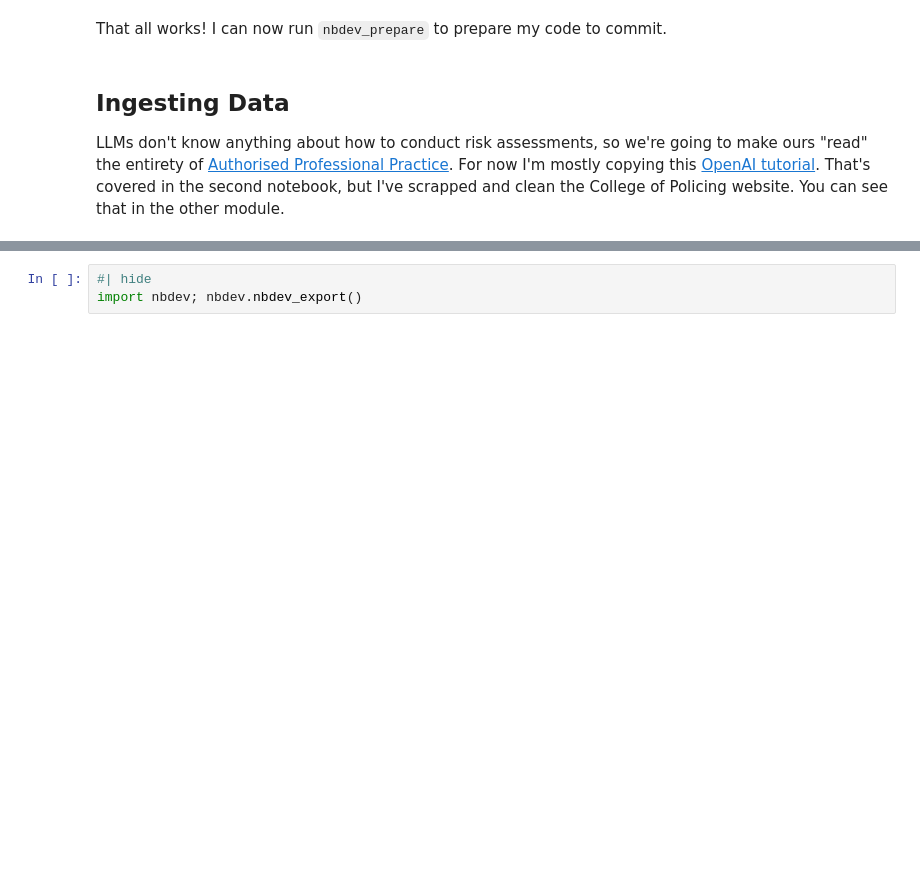
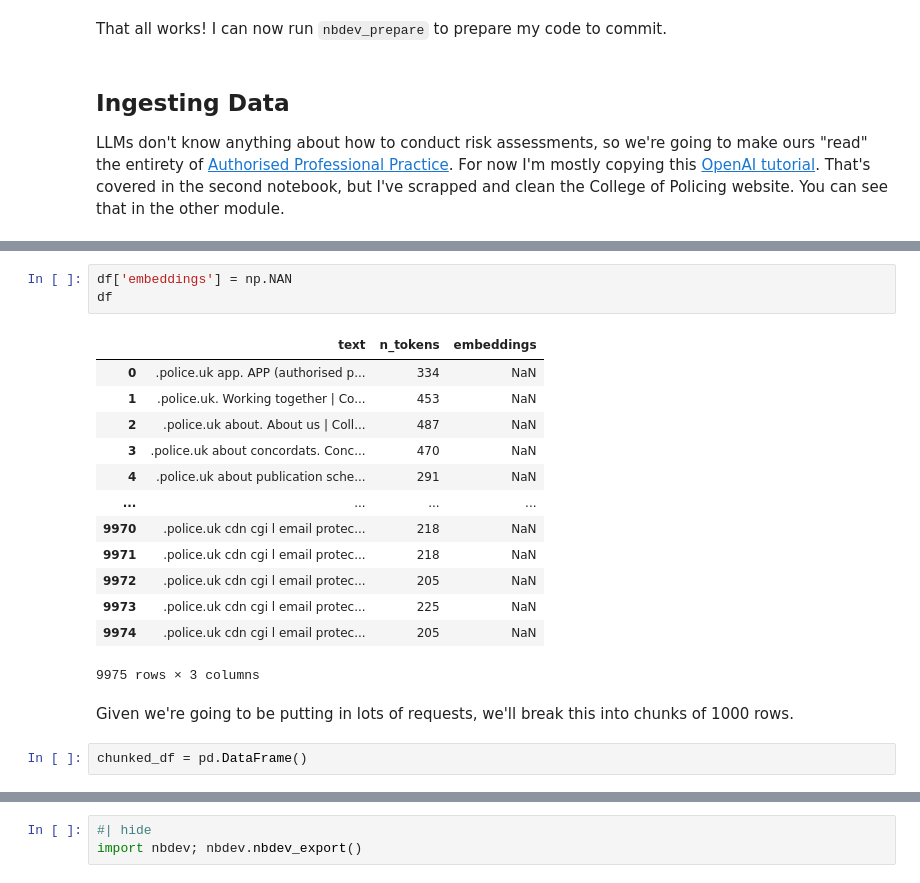
Before and after one commit to AndreasThinks/police-risk-open-ai, a Jupyter notebook: nbs/00_llm.ipynb, the cells around one changed output, grey strips where cells are left out. Saved outputs shown, nothing was run; the diff lists cells and outputs as text; blank space fills up the shorter version.

```diff
--- a/nbs/00_llm.ipynb
+++ b/nbs/00_llm.ipynb
@@ -76,0 +224,21 @@ LLMs don't know anything about how to conduct risk assessments, so we're going t
+# %%
+df['embeddings'] = np.NAN
+df
+# %% [output]
+|  | text | n_tokens | embeddings |
+| 0 | .police.uk app. APP (authorised p... | 334 | NaN |
+| 1 | .police.uk. Working together | Co... | 453 | NaN |
+| 2 | .police.uk about. About us | Coll... | 487 | NaN |
+| 3 | .police.uk about concordats. Conc... | 470 | NaN |
+| 4 | .police.uk about publication sche... | 291 | NaN |
+| ... | ... | ... | ... |
+| 9970 | .police.uk cdn cgi l email protec... | 218 | NaN |
+| 9971 | .police.uk cdn cgi l email protec... | 218 | NaN |
+| 9972 | .police.uk cdn cgi l email protec... | 205 | NaN |
+| 9973 | .police.uk cdn cgi l email protec... | 225 | NaN |
+| 9974 | .police.uk cdn cgi l email protec... | 205 | NaN |
+9975 rows × 3 columns
+# %% [markdown]
+Given we're going to be putting in lots of requests, we'll break this into chunks of 1000 rows.
+# %%
+chunked_df = pd.DataFrame()
```
Also changed, not shown: parts of 44 cells of this notebook, 4 other files.
